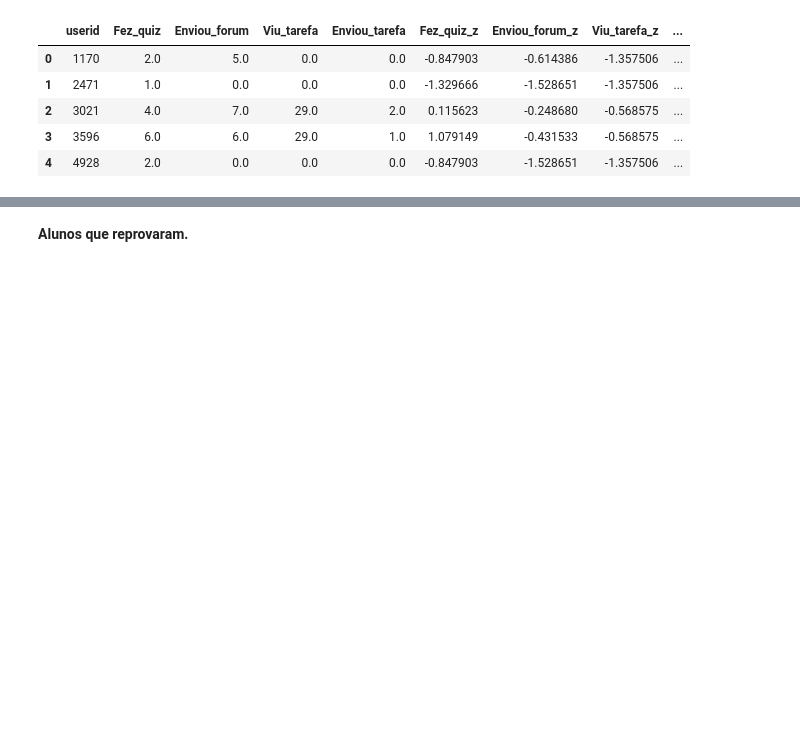
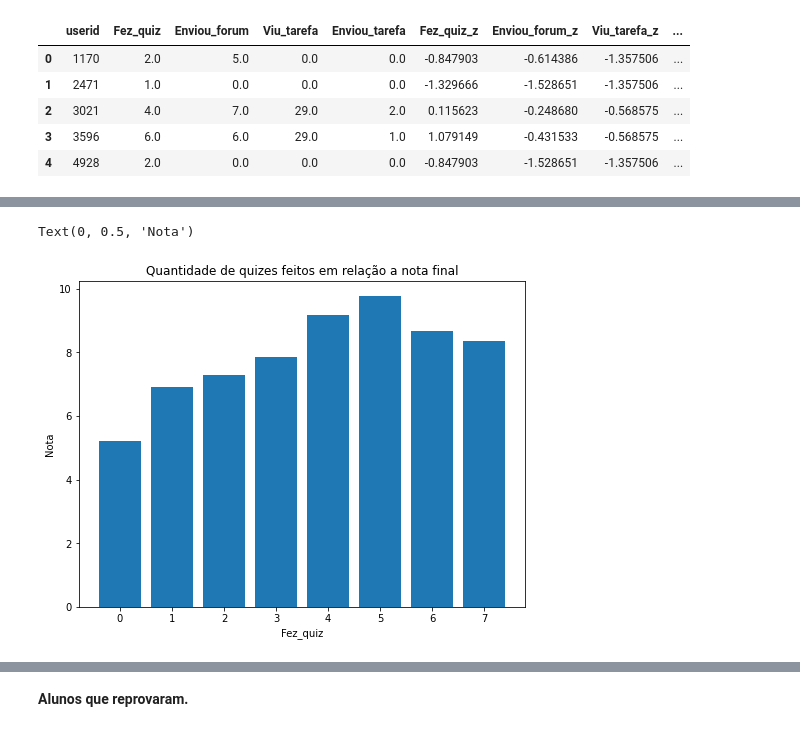
Before and after one commit to atp/edisc-analytics, a Jupyter notebook: Analise_de_Engajamento2.ipynb, the cells around one changed output, grey strips where cells are left out. Saved outputs shown, nothing was run; the diff lists cells and outputs as text; code cells hidden in the pictures; blank space fills up the shorter version.

Commit message:
Alunos aprovados e reprovados

```diff
--- a/Analise_de_Engajamento2.ipynb
+++ b/Analise_de_Engajamento2.ipynb
@@ -194,0 +199,3 @@ indicadores_nota[:5]
+# %%
+aprovados = indicadores_nota.query("nota >= 5")
+aprovados[:5]
@@ -194,0 +209,11 @@ indicadores_nota[:5]
+# %%
+x = aprovados['Fez_quiz']
+y = aprovados['nota']
+plt.figure(figsize=(8, 6))
+plt.bar(x, y)
+plt.title('Quantidade de quizes feitos em relação a nota final')
+plt.xlabel('Fez_quiz')
+plt.ylabel('Nota')
+# %% [output]
+Text(0, 0.5, 'Nota')
+[figure, added]
```
Also changed, not shown: parts of 14 cells of this notebook.
